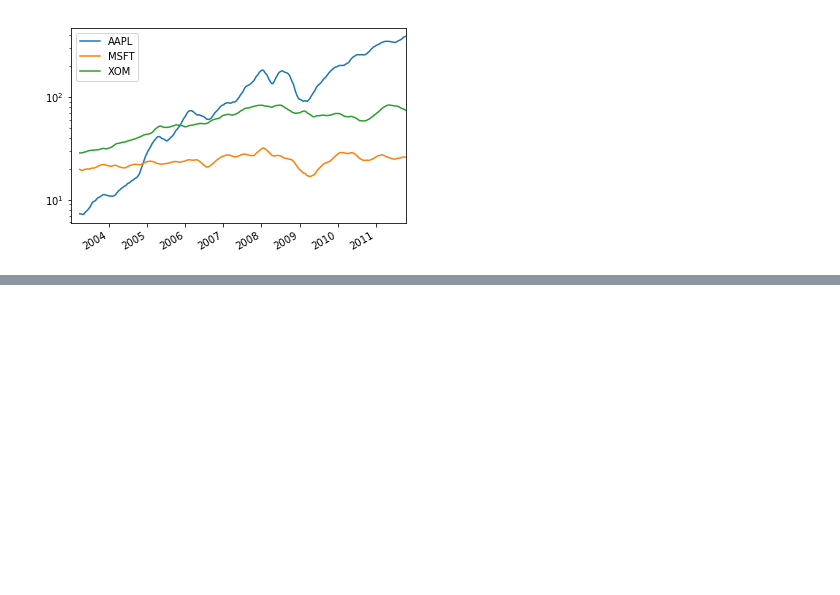
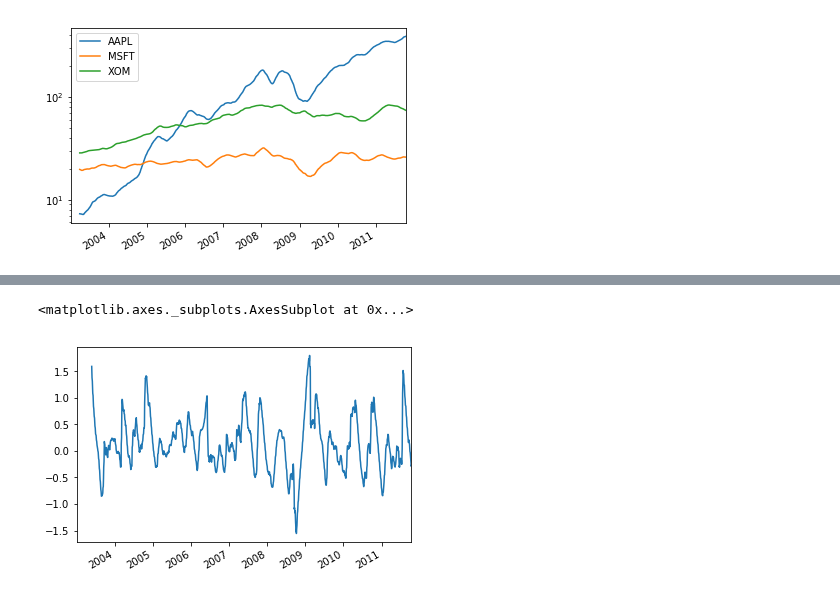
Before and after one commit to hugolu/learn-python, a Jupyter notebook: python-for-data-analysis/ch10-time-series.ipynb, the cells around one changed output, grey strips where cells are left out. Saved outputs shown, nothing was run; the diff lists cells and outputs as text; code cells hidden in the pictures; blank space fills up the shorter version.

```diff
--- a/python-for-data-analysis/ch10-time-series.ipynb
+++ b/python-for-data-analysis/ch10-time-series.ipynb
@@ -1054,0 +1098,5 @@ NameError: name 'x' is not defined
+# %%
+close_px.AAPL.rolling(100).skew().plot()
+# %% [output]
+<matplotlib.axes._subplots.AxesSubplot at 0x...>
+[figure, added]
```
Also changed, not shown: parts of 40 cells of this notebook.
